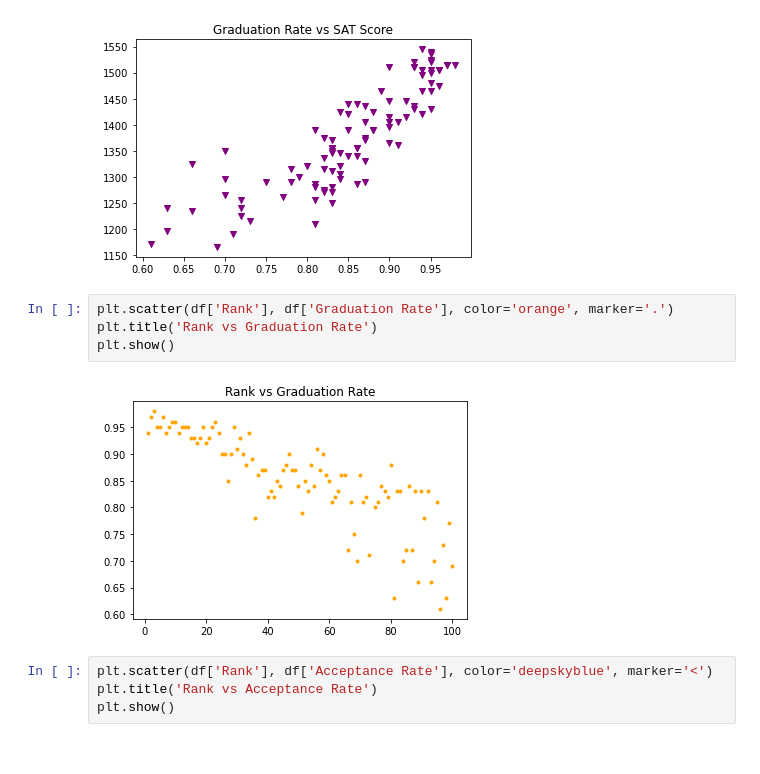
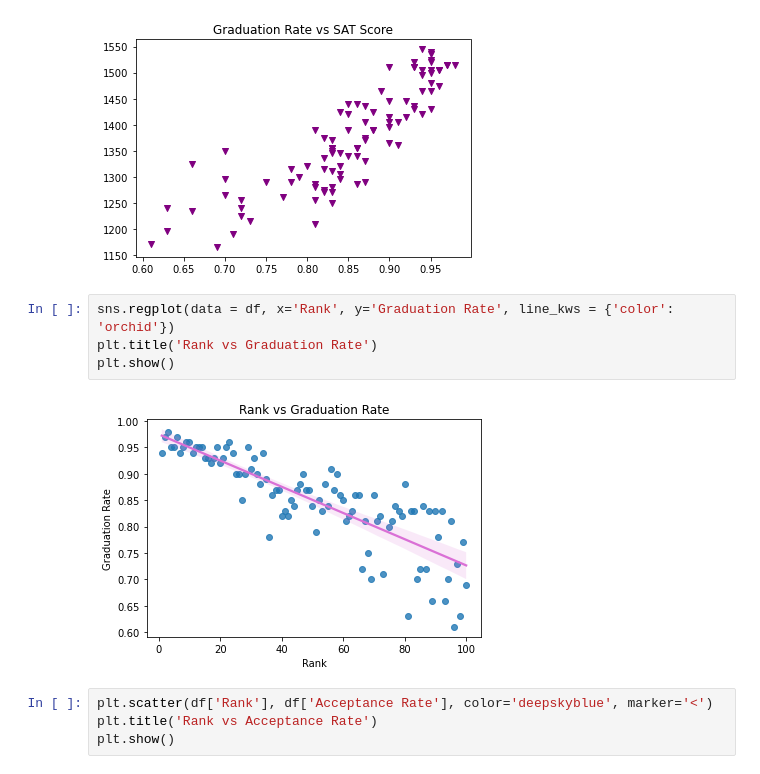
Before and after one commit to damienmha/us-colleges-analysis, a Jupyter notebook: us_colleges.ipynb, the cells around one changed output. Saved outputs shown, nothing was run; the diff lists cells and outputs as text.

```diff
--- a/us_colleges.ipynb
+++ b/us_colleges.ipynb
@@ -410,11 +413,11 @@ plt.show()
 # %% [output]
 [figure]
 # %%
-plt.scatter(df['Rank'], df['Graduation Rate'], color='orange', marker='.')
+sns.regplot(data = df, x='Rank', y='Graduation Rate', line_kws = {'color': 'orchid'})
 plt.title('Rank vs Graduation Rate')
 plt.show()
 # %% [output]
-[figure, old version]
+[figure, new version]
 # %%
 plt.scatter(df['Rank'], df['Acceptance Rate'], color='deepskyblue', marker='<')
 plt.title('Rank vs Acceptance Rate')
```
Also changed, not shown: parts of 11 cells of this notebook.
